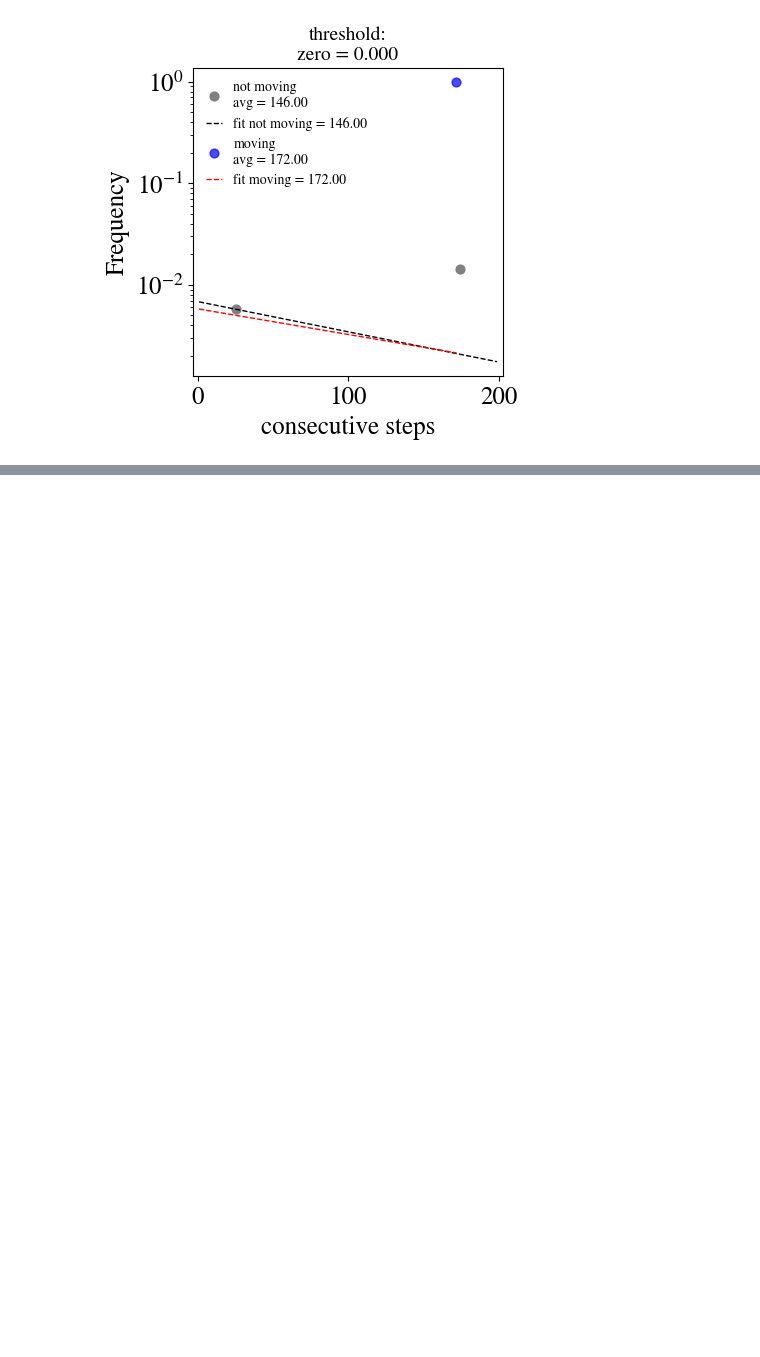
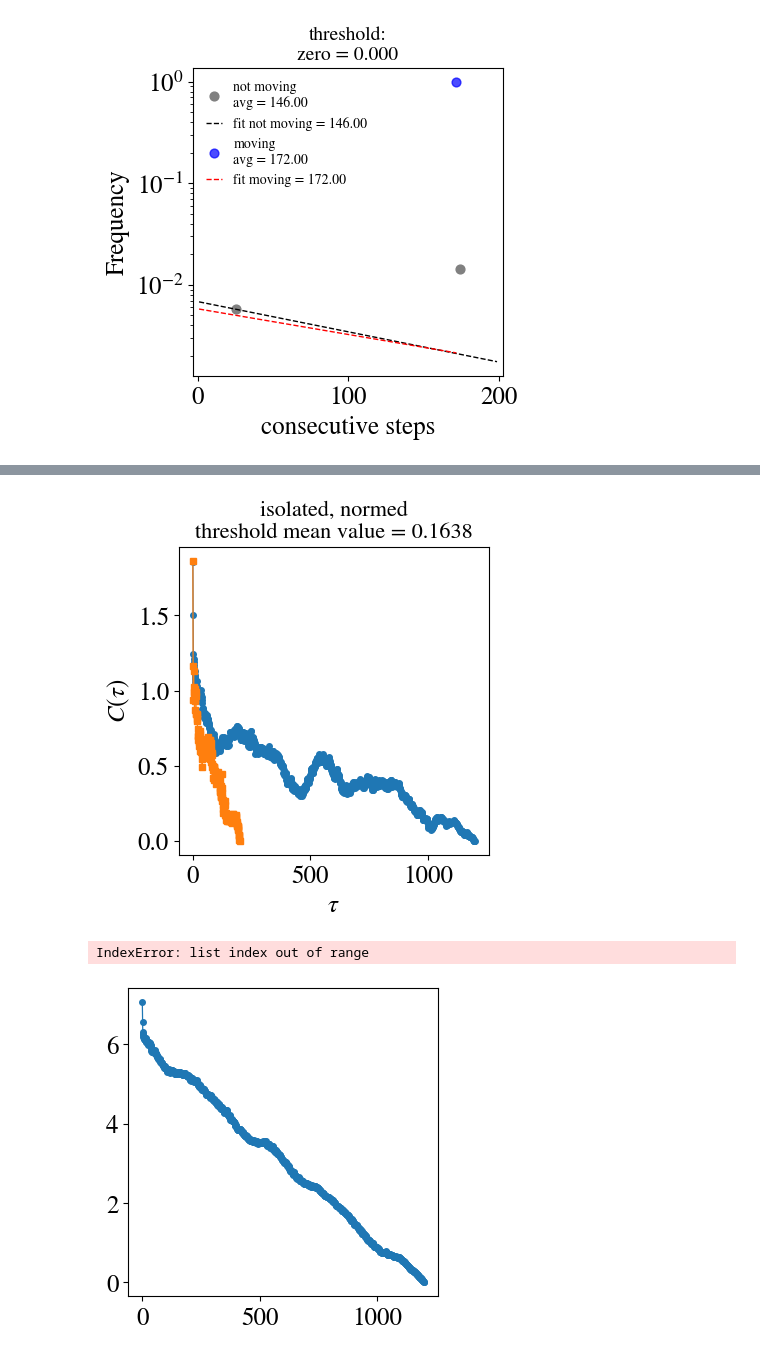
Before and after one commit to jannesantana/bacteria, a Jupyter notebook: threshold_analysis.ipynb, the cells around one changed output, grey strips where cells are left out. Drawn from its saved outputs; the diff is of its cells as text; code cells hidden in the pictures; blank space fills up the shorter version.

```diff
--- a/threshold_analysis.ipynb
+++ b/threshold_analysis.ipynb
@@ -665,0 +741,23 @@ for i,name in enumerate(list(thresholds_isolated_normed.keys())):
+# %%
+# not from the mean
+for i,name in enumerate(list(thresholds_isolated_normed.keys())):
+    th = thresholds_isolated_normed[name]
+    autocorr = autocorrelation(signals_isolated_normed[i],from_mean=False)
+    lags = np.arange(len(autocorr))
+    plt.figure(figsize=(4,4))
+    plt.plot(lags,autocorr,marker='o',lw=0.9,ms=4,label = f'signal\nautocorrelation')
+
+    speed_autocorr = autocorrelation(speeds[i],from_mean=False)
+    lags2 = np.arange(len(speed_autocorr))
+    plt.plot(lags2,speed_autocorr,marker='s',lw=0.9,ms=4,label = f'speed\nautocorrelation')
+    plt.xlabel(r'$\tau$')
+    plt.ylabel(r'$C(\tau)$')
+    plt.title(f'isolated, normed\nthreshold {name} = {th:.4f}',fontsize=16)
+    # plt.semilogy()
+    # plt.xlim(-1,50)
+    # plt.ylim(0.5,2)
+    plt.show()
+# %% [output]
+[figure, added]
+IndexError: list index out of range
+[figure, added]
```
Also changed, not shown: parts of 9 cells of this notebook.
